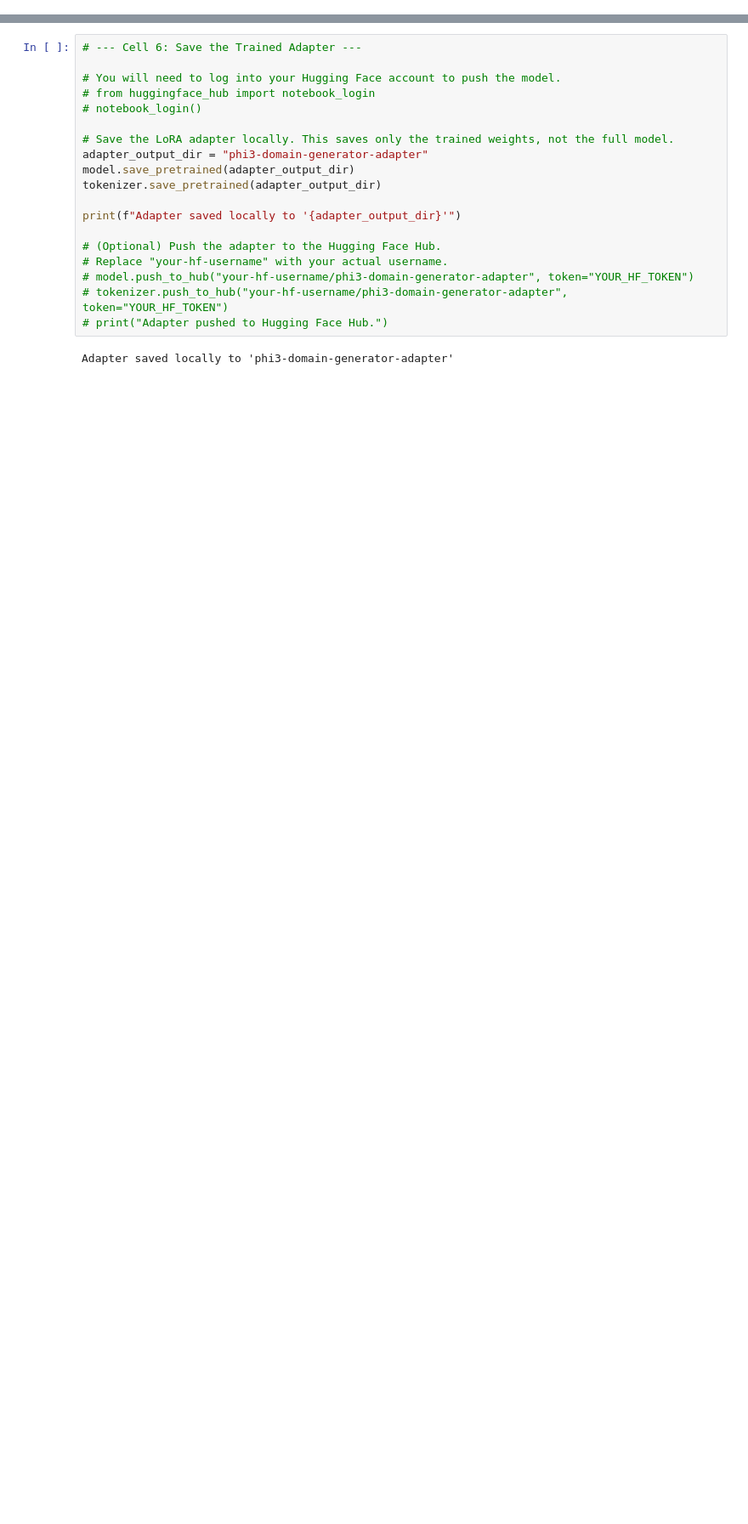
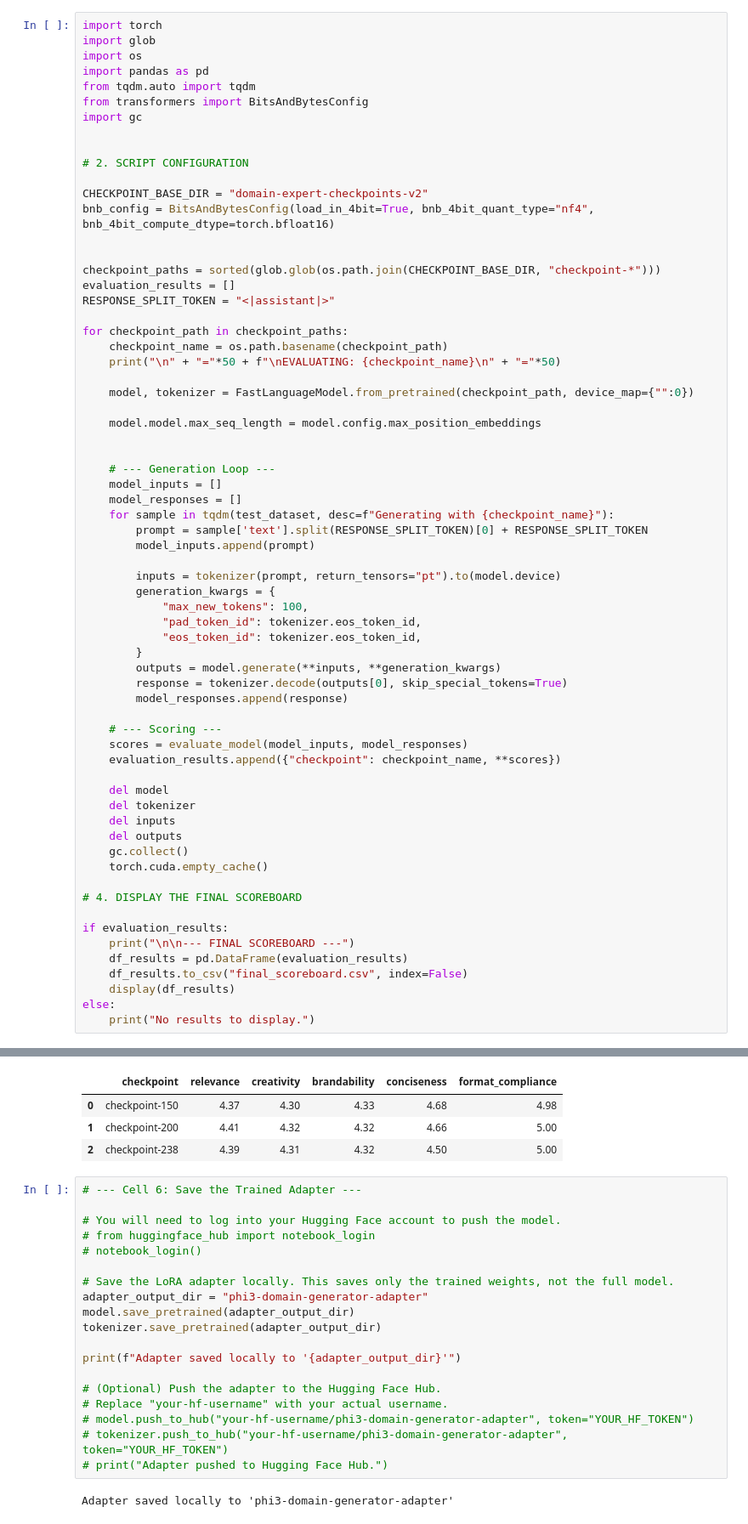
Before and after one commit to kp-square/in-tandem-home, a Jupyter notebook: codefile.ipynb, the cells around one changed output, grey strips where cells are left out. Shown at 85% size. Saved outputs shown, nothing was run; the diff lists cells and outputs as text; blank space fills up the shorter version.

```diff
--- a/codefile.ipynb
+++ b/codefile.ipynb
@@ -196,0 +294,67 @@ Training complete.
+# %%
+import torch
+import glob
+import os
+import pandas as pd
+from tqdm.auto import tqdm
+from transformers import BitsAndBytesConfig
+import gc
+
+
+# 2. SCRIPT CONFIGURATION
+
+CHECKPOINT_BASE_DIR = "domain-expert-checkpoints-v2"
+bnb_config = BitsAndBytesConfig(load_in_4bit=True, bnb_4bit_quant_type="nf4", bnb_4bit_compute_dtype=torch.bfloat16)
+
+
+checkpoint_paths = sorted(glob.glob(os.path.join(CHECKPOINT_BASE_DIR, "checkpoint-*")))
+evaluation_results = []
+RESPONSE_SPLIT_TOKEN = "<|assistant|>"
+
+for checkpoint_path in checkpoint_paths:
+    checkpoint_name = os.path.basename(checkpoint_path)
+    print("\n" + "="*50 + f"\nEVALUATING: {checkpoint_name}\n" + "="*50)
+
+    model, tokenizer = FastLanguageModel.from_pretrained(checkpoint_path, device_map={"":0})
+
+    model.model.max_seq_length = model.config.max_position_embeddings
+
+
+    # --- Generation Loop ---
+    model_inputs = []
+    model_responses = []
+    for sample in tqdm(test_dataset, desc=f"Generating with {checkpoint_name}"):
+        prompt = sample['text'].split(RESPONSE_SPLIT_TOKEN)[0] + RESPONSE_SPLIT_TOKEN
+        model_inputs.append(prompt)
+
+        inputs = tokenizer(prompt, return_tensors="pt").to(model.device)
+        generation_kwargs = {
+            "max_new_tokens": 100,
+            "pad_token_id": tokenizer.eos_token_id,
+            "eos_token_id": tokenizer.eos_token_id,
+        }
+        outputs = model.generate(**inputs, **generation_kwargs)
+        response = tokenizer.decode(outputs[0], skip_special_tokens=True)
+        model_responses.append(response)
+
+    # --- Scoring ---
+    scores = evaluate_model(model_inputs, model_responses)
+    evaluation_results.append({"checkpoint": checkpoint_name, **scores})
+
+    del model
+    del tokenizer
+    del inputs
+    del outputs
+    gc.collect()
+    torch.cuda.empty_cache()
+
+# 4. DISPLAY THE FINAL SCOREBOARD
+
+if evaluation_results:
+    print("\n\n--- FINAL SCOREBOARD ---")
+    df_results = pd.DataFrame(evaluation_results)
+    df_results.to_csv("final_scoreboard.csv", index=False)
+    display(df_results)
+else:
+    print("No results to display.")
+# %% [output]
@@ -197,3 +411,7 @@ Training complete.
+|  | checkpoint | relevance | creativity | brandability | conciseness | format_compliance |
+| 0 | checkpoint-150 | 4.37 | 4.30 | 4.33 | 4.68 | 4.98 |
+| 1 | checkpoint-200 | 4.41 | 4.32 | 4.32 | 4.66 | 5.00 |
+| 2 | checkpoint-238 | 4.39 | 4.31 | 4.32 | 4.50 | 5.00 |
 # %%
 # --- Cell 6: Save the Trained Adapter ---
 
```
Also changed, not shown: parts of 15 cells of this notebook, 4 other files.
